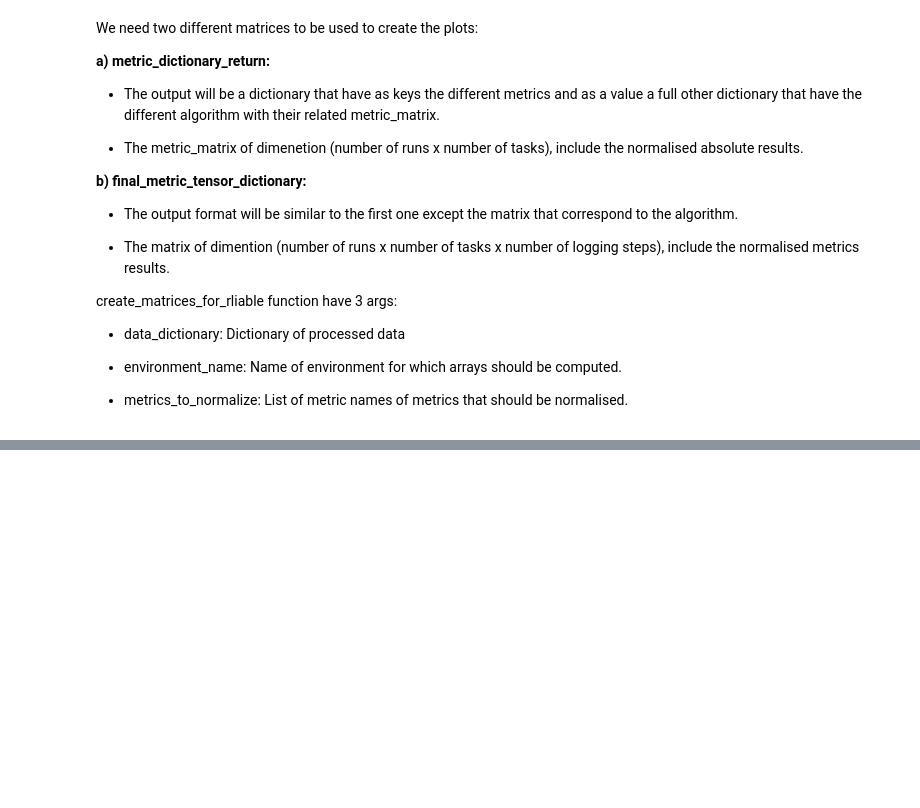
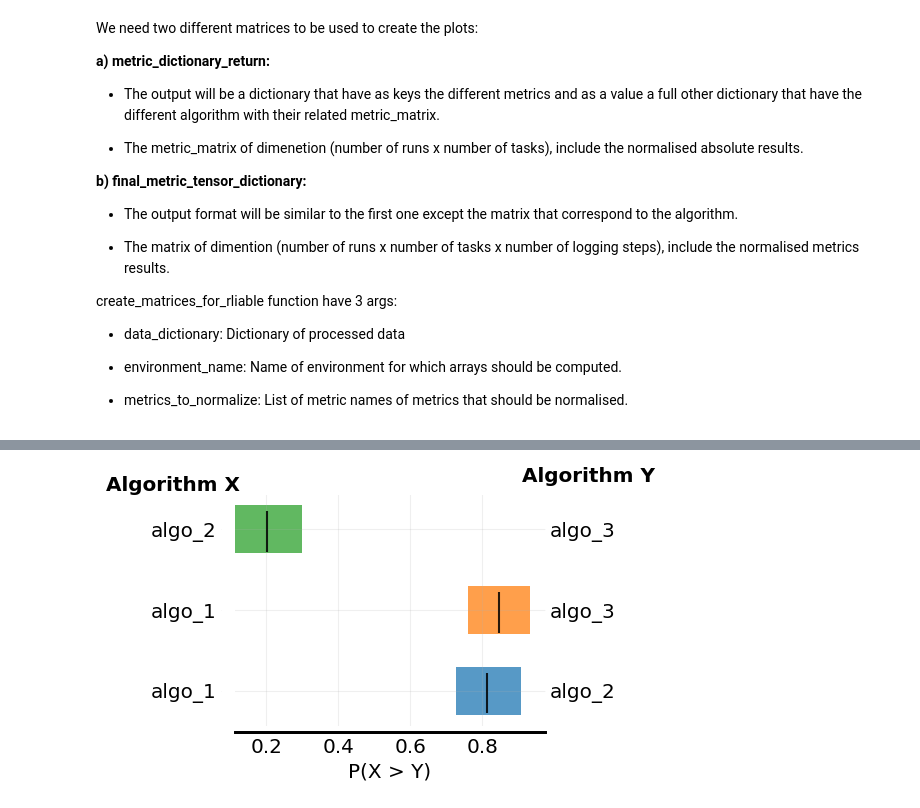
Before and after one commit to instadeepai/marl-eval, a Jupyter notebook: examples/quickstart.ipynb, the cells around one changed output, grey strips where cells are left out. Cells and saved outputs as stored; diff of their text form; code cells hidden in the pictures; blank space fills up the shorter version.

```diff
--- a/examples/quickstart.ipynb
+++ b/examples/quickstart.ipynb
@@ -83,0 +142,8 @@ environment_comparison_matrix, sample_effeciency_matrix = create_matrices_for_rl
+# %%
+fig = probability_of_improvement(
+    environment_comparison_matrix,
+    metric_name="win_rate",
+    algorithms_to_compare=[["algo_1", "algo_2"], ["algo_1", "algo_3"], ["algo_2", "algo_3"]],
+)
+# %% [output]
+[figure, added]
```
Also changed, not shown: parts of 12 cells of this notebook, 1 other file.
